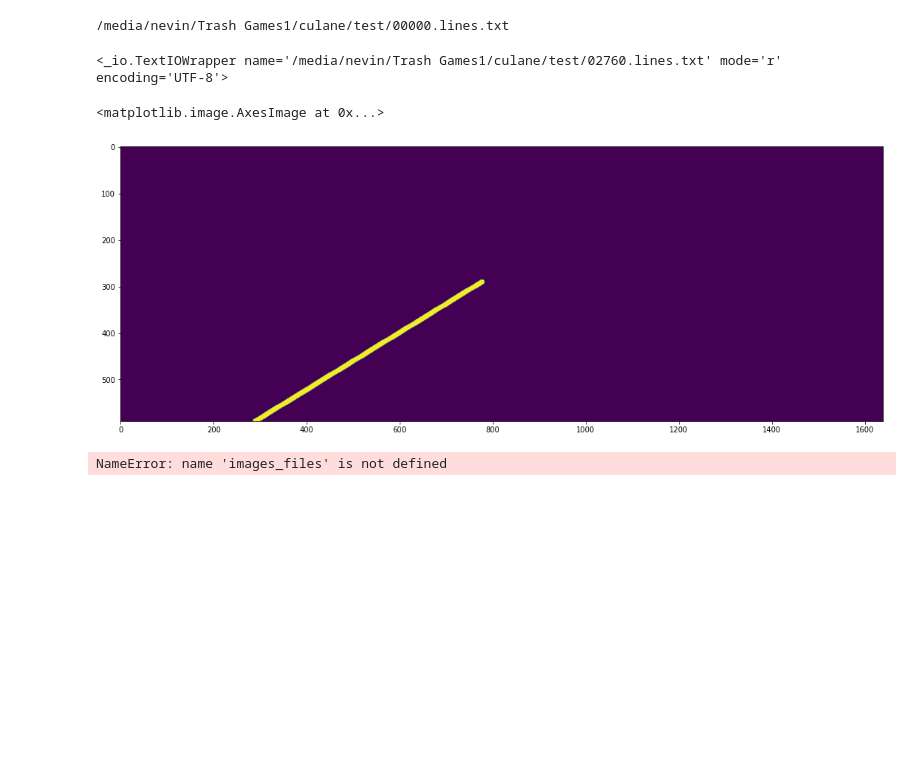
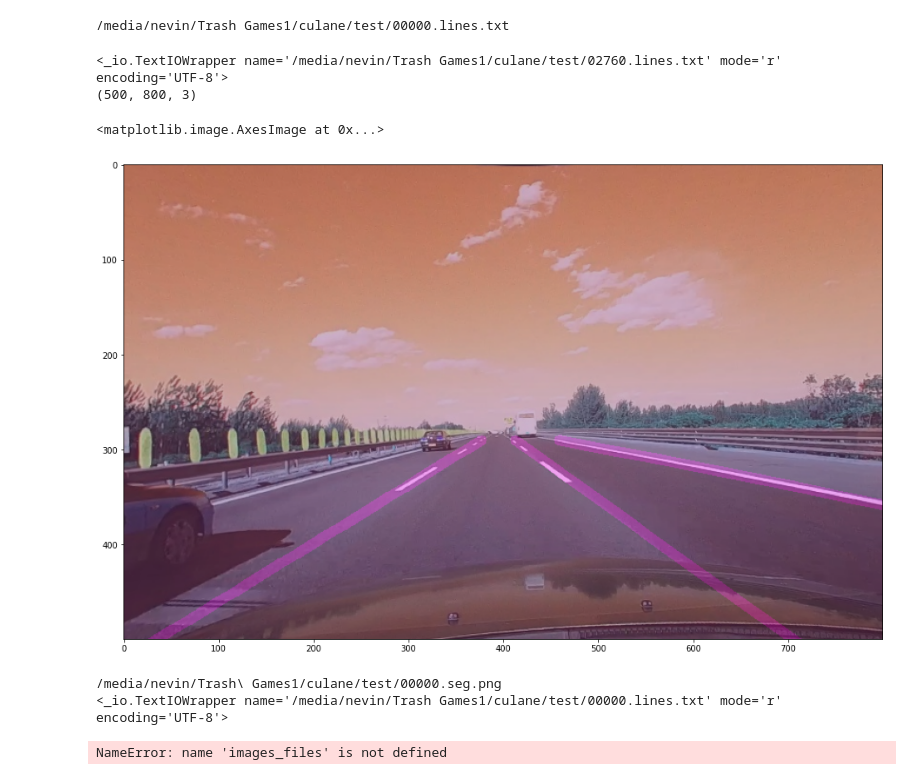
Before and after one commit to nevinpuri/slam, a Jupyter notebook: lanes.ipynb, the cells around one changed output. Cells and saved outputs as stored; diff of their text form; code cells hidden in the pictures; blank space fills up the shorter version.

Commit message:
untested save

```diff
--- a/lanes.ipynb
+++ b/lanes.ipynb
@@ -41,40 +42,77 @@ fig = plt.gcf()
 fig.set_size_inches(18.5, 10.5)
 
 img = cv.imread(str(image))
-h, w, c = img.shape
+# h, w, c = img.shape
 
 all_points = get_points(l_file)
 
 def gen_seg(image, points):
+    h, w, c = image.shape
     seg_image = np.zeros((h, w), np.uint8)
     for i in range(len(points)):
         point = np.asarray(points[i])
         x = point[:, 0]
         y = point[:, 1]
 
         poly = np.polyfit(x, y, 3)
         poly_y = [np.polyval(poly, i) for i in x]
 
         draw_points = (np.asarray([x, poly_y]).T).astype(np.int32)
         # print(point)
 
         seg_image = cv.polylines(seg_image, [draw_points], False, color=(1, 0, 0), thickness=10)
 
     return seg_image
 
     # plt.plot(x, poly_y)
     # plt.show()
 
-plt.imshow(gen_seg(img, all_points))
+# plt.imshow(gen_seg(img, all_points))
+seg = gen_seg(img, all_points)
+img = img[0:500, 400:1200]
+seg = seg[0:500, 400:1200]
+print(img.shape)
+
+img = Image.fromarray(img)
+colorized = colorize(seg)
+blended = blend(img, colorized)
+plt.imshow(blended)
+
+# fig, axs = plt.subplots(2)
+# axs[0].imshow(img)
+# axs[1].imshow(seg)
 
 # for point in points:
     # img = cv.circle(img, (point[0], point[1]), radius=2, color=(0, 0, 255), thickness=10)
 
 # plt.imshow(img)
 # %% [output]
 <_io.TextIOWrapper name='/media/nevin/Trash Games1/culane/test/02760.lines.txt' mode='r' encoding='UTF-8'>
+(500, 800, 3)
 <matplotlib.image.AxesImage at 0x...>
-[figure, old version]
+[figure, new version]
+# %%
+def save_func(input):
+    return f"{test_dir}{input.stem}.seg.png"
+
+
+for image in image_files:
+    save_path = save_func(image).replace(" ", "\ ")
+    print(save_path)
+    label = label_func(image)
+    img = cv.imread(str(image))
+    points = get_points(label)
+
+    seg = gen_seg(img, points)
+
+    img = img[0:500, 400:1200]
+    seg = seg[0:500, 400:1200]
+
+    cv.imwrite(save_path, seg)
+    break
+# %% [output]
+/media/nevin/Trash\ Games1/culane/test/00000.seg.png
+<_io.TextIOWrapper name='/media/nevin/Trash Games1/culane/test/00000.lines.txt' mode='r' encoding='UTF-8'>
 # %%
 codes = ["lane"]
 # %%
```
Also changed, not shown: parts of 1 cell of this notebook.
